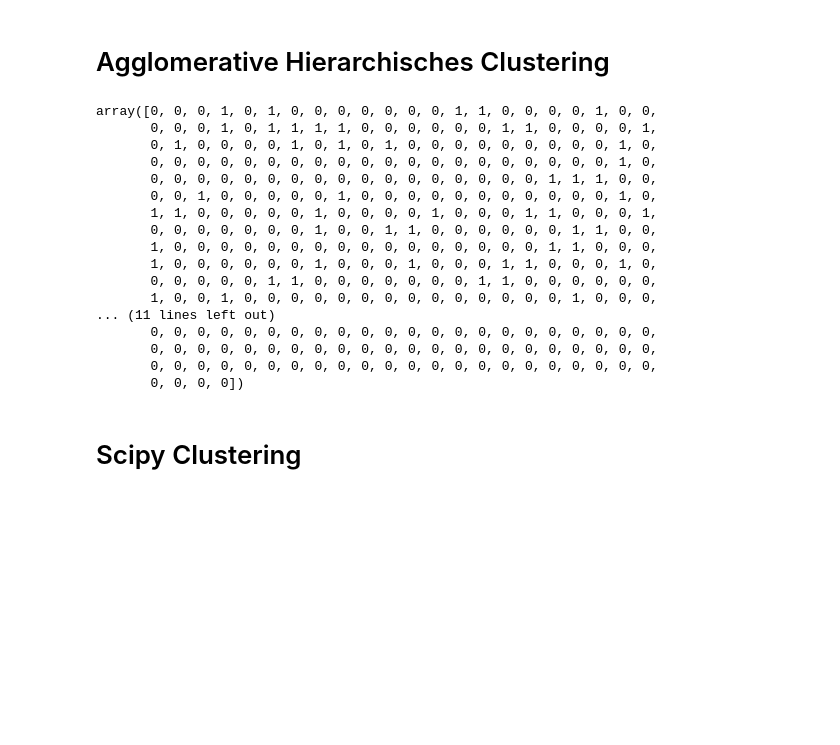
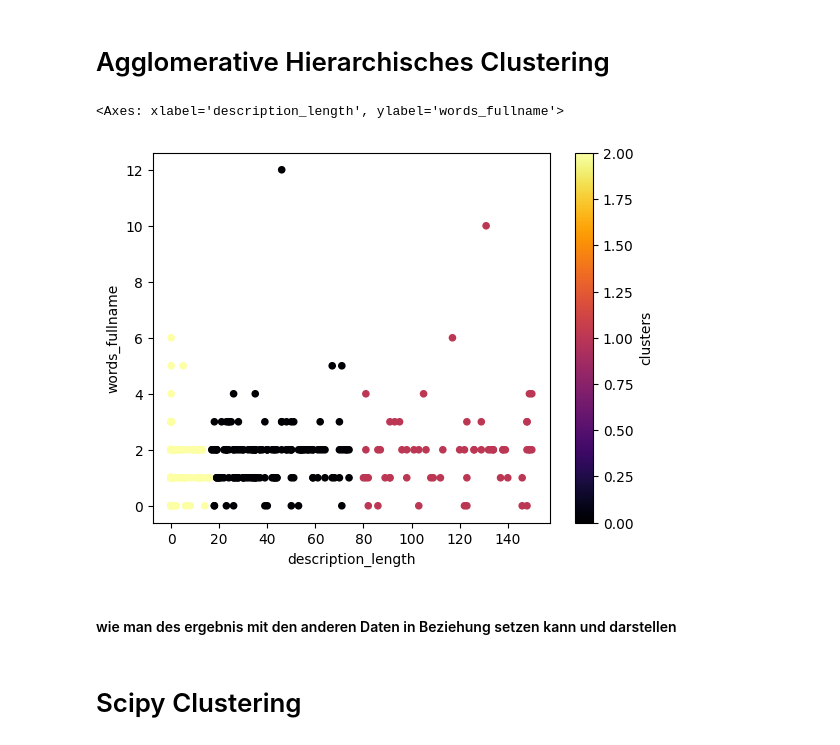
Before and after one commit to akaannika/Data-Science-UE-, a Jupyter notebook: data-science-s25-main/code/lektion_02.ipynb, the cells around one changed output. Saved outputs shown, nothing was run; the diff lists cells and outputs as text; code cells hidden in the pictures; blank space fills up the shorter version.

Commit message:
Plot Darstellung

```diff
--- a/data-science-s25-main/code/lektion_02.ipynb
+++ b/data-science-s25-main/code/lektion_02.ipynb
@@ -62,3 +62,10 @@ from sklearn.cluster import KMeans, AgglomerativeClustering
 # K-Means
 # %%
 kmeans_engine = KMeans(n_clusters=2)
+
+#Entweder so...
+kmeans_engine.fit(x)
+kmeans_engine.predict(x)
+
+#oder so...
+kmeans_engine.fit_predict(x)
@@ -123,27 +148,24 @@ array([1, 0, 0, 1, 0, 1, 0, 0, 1, 0, 1, 1, 0, 1, 1, 0, 0, 0, 1, 1, 0, 0,
 # %% [markdown]
 # Agglomerative Hierarchisches Clustering
 # %%
-hierarchical_engine = AgglomerativeClustering()
+hierarchical_engine = AgglomerativeClustering(n_clusters=3)
+clusters = hierarchical_engine.fit_predict(x)
 # %%
-hierarchical_engine.fit_predict(x)
+df = data.copy()
+df["clusters"] = clusters
+
+df.plot(
+    kind="scatter",
+    x="description_length",
+    y="words_fullname",
+    c="clusters",
+    cmap="inferno"
+    )
 # %% [output]
-array([0, 0, 0, 1, 0, 1, 0, 0, 0, 0, 0, 0, 0, 1, 1, 0, 0, 0, 0, 1, 0, 0,
-       0, 0, 0, 1, 0, 1, 1, 1, 1, 0, 0, 0, 0, 0, 0, 1, 1, 0, 0, 0, 0, 1,
-       0, 1, 0, 0, 0, 0, 1, 0, 1, 0, 1, 0, 0, 0, 0, 0, 0, 0, 0, 0, 1, 0,
-       0, 0, 0, 0, 0, 0, 0, 0, 0, 0, 0, 0, 0, 0, 0, 0, 0, 0, 0, 0, 1, 0,
-       0, 0, 0, 0, 0, 0, 0, 0, 0, 0, 0, 0, 0, 0, 0, 0, 0, 1, 1, 1, 0, 0,
-       0, 0, 1, 0, 0, 0, 0, 0, 1, 0, 0, 0, 0, 0, 0, 0, 0, 0, 0, 0, 1, 0,
-       1, 1, 0, 0, 0, 0, 0, 1, 0, 0, 0, 0, 1, 0, 0, 0, 1, 1, 0, 0, 0, 1,
-       0, 0, 0, 0, 0, 0, 0, 1, 0, 0, 1, 1, 0, 0, 0, 0, 0, 0, 1, 1, 0, 0,
-       1, 0, 0, 0, 0, 0, 0, 0, 0, 0, 0, 0, 0, 0, 0, 0, 0, 1, 1, 0, 0, 0,
-       1, 0, 0, 0, 0, 0, 0, 1, 0, 0, 0, 1, 0, 0, 0, 1, 1, 0, 0, 0, 1, 0,
-       0, 0, 0, 0, 0, 1, 1, 0, 0, 0, 0, 0, 0, 0, 1, 1, 0, 0, 0, 0, 0, 0,
-       1, 0, 0, 1, 0, 0, 0, 0, 0, 0, 0, 0, 0, 0, 0, 0, 0, 0, 1, 0, 0, 0,
-... (11 lines left out)
-       0, 0, 0, 0, 0, 0, 0, 0, 0, 0, 0, 0, 0, 0, 0, 0, 0, 0, 0, 0, 0, 0,
-       0, 0, 0, 0, 0, 0, 0, 0, 0, 0, 0, 0, 0, 0, 0, 0, 0, 0, 0, 0, 0, 0,
-       0, 0, 0, 0, 0, 0, 0, 0, 0, 0, 0, 0, 0, 0, 0, 0, 0, 0, 0, 0, 0, 0,
-       0, 0, 0, 0])
+<Axes: xlabel='description_length', ylabel='words_fullname'>
+[figure, added]
+# %% [markdown]
+#### wie man des ergebnis mit den anderen Daten in Beziehung setzen kann und darstellen
 # %% [markdown]
 # Scipy Clustering
 # %%
```
Also changed, not shown: parts of 1 cell of this notebook.
